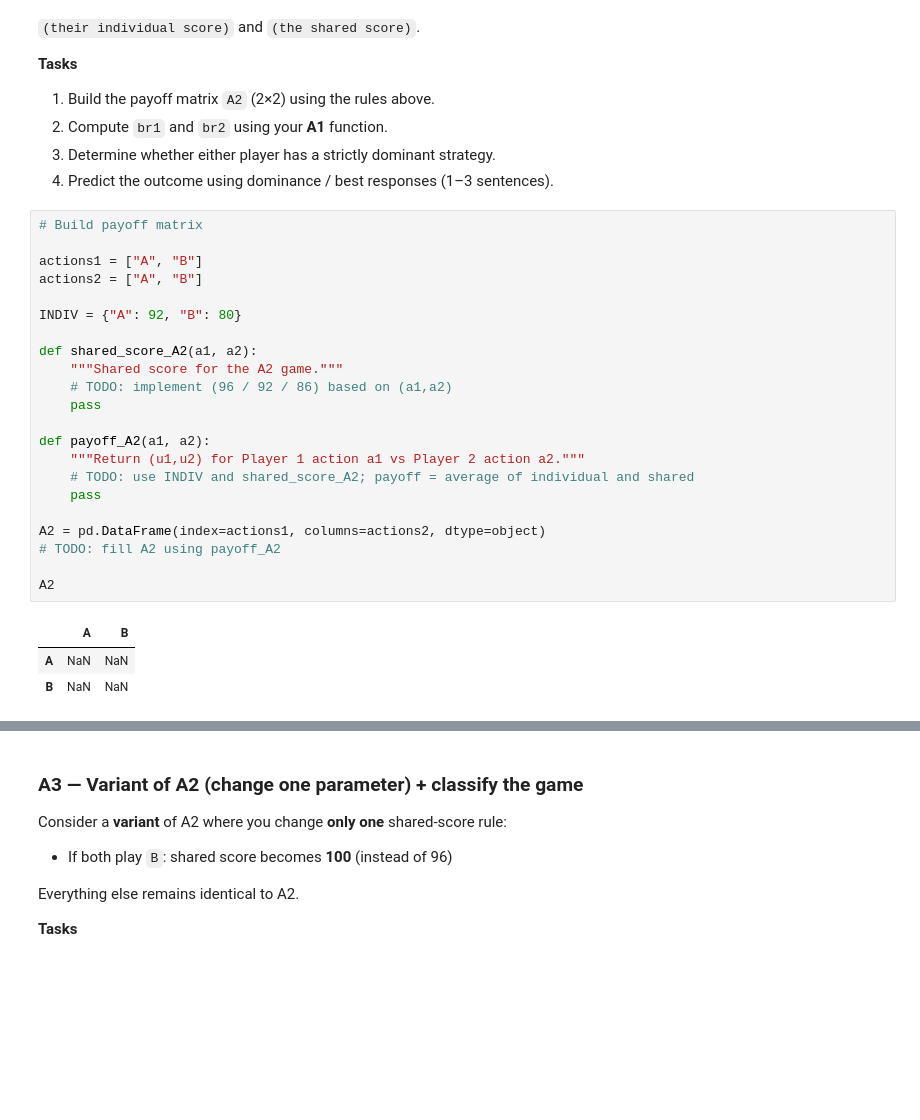
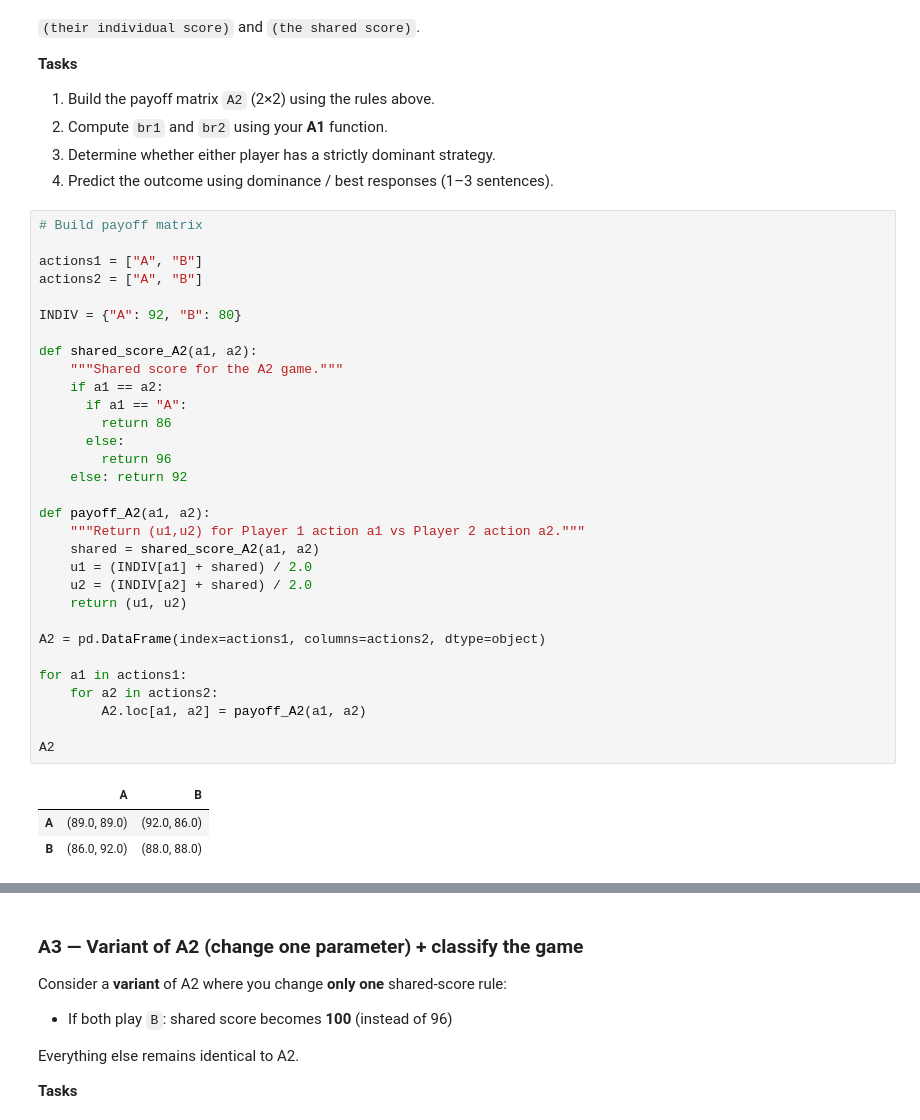
Before and after one commit to Guederas/CECS-427---Group-Project, a Jupyter notebook: Assignment4_427_Group_2.ipynb, the cells around one changed output, grey strips where cells are left out. Cells and saved outputs as stored; diff of their text form; blank space fills up the shorter version.

```diff
--- a/Assignment4_427_Group_2.ipynb
+++ b/Assignment4_427_Group_2.ipynb
@@ -160,28 +160,37 @@ The payoff is computed from two components:
 # %%
 # Build payoff matrix
 
 actions1 = ["A", "B"]
 actions2 = ["A", "B"]
 
 INDIV = {"A": 92, "B": 80}
 
 def shared_score_A2(a1, a2):
     """Shared score for the A2 game."""
-    # TODO: implement (96 / 92 / 86) based on (a1,a2)
-    pass
+    if a1 == a2:
+      if a1 == "A":
+        return 86
+      else:
+        return 96
+    else: return 92
 
 def payoff_A2(a1, a2):
     """Return (u1,u2) for Player 1 action a1 vs Player 2 action a2."""
-    # TODO: use INDIV and shared_score_A2; payoff = average of individual and shared
-    pass
+    shared = shared_score_A2(a1, a2)
+    u1 = (INDIV[a1] + shared) / 2.0
+    u2 = (INDIV[a2] + shared) / 2.0
+    return (u1, u2)
 
 A2 = pd.DataFrame(index=actions1, columns=actions2, dtype=object)
-# TODO: fill A2 using payoff_A2
+
+for a1 in actions1:
+    for a2 in actions2:
+        A2.loc[a1, a2] = payoff_A2(a1, a2)
 
 A2
 # %% [output]
 |  | A | B |
-| A | NaN | NaN |
-| B | NaN | NaN |
+| A | (89.0, 89.0) | (92.0, 86.0) |
+| B | (86.0, 92.0) | (88.0, 88.0) |
 # %%
 # Compute & display best responses, dominant strategies
```
Also changed, not shown: parts of 6 cells of this notebook.
